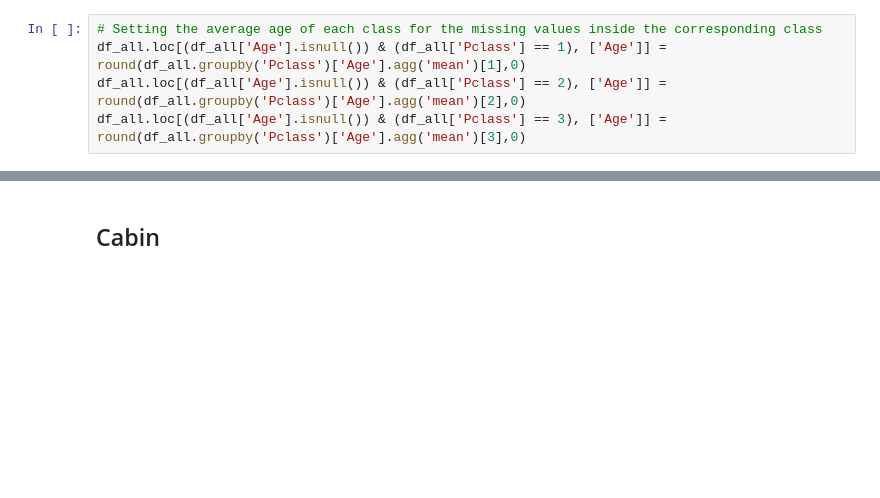
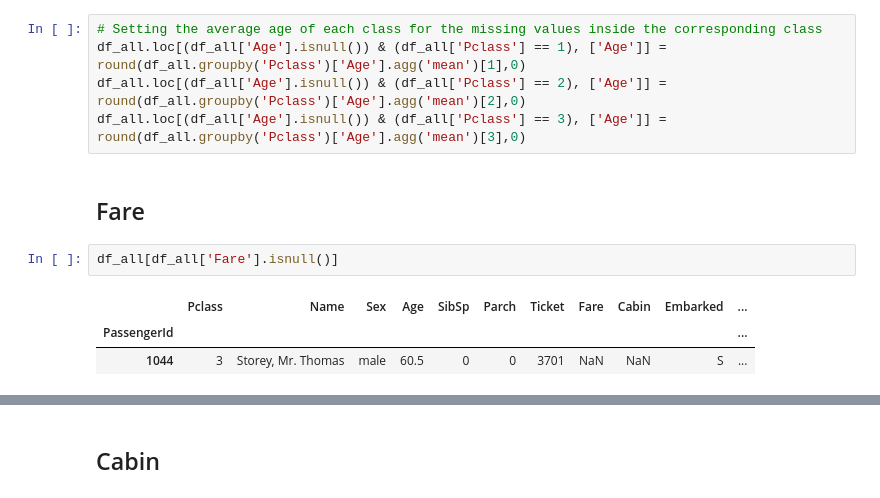
Before and after one commit to IIIskiplikIII/my-titanic-try, a Jupyter notebook: my-titanic-try.ipynb, the cells around one changed output, grey strips where cells are left out. Cells and saved outputs as stored; diff of their text form; blank space fills up the shorter version.

```diff
--- a/my-titanic-try.ipynb
+++ b/my-titanic-try.ipynb
@@ -115,3 +115,11 @@ We will use the average age of the corresponding class to fill the missing passe
 df_all.loc[(df_all['Age'].isnull()) & (df_all['Pclass'] == 1), ['Age']] = round(df_all.groupby('Pclass')['Age'].agg('mean')[1],0)
 df_all.loc[(df_all['Age'].isnull()) & (df_all['Pclass'] == 2), ['Age']] = round(df_all.groupby('Pclass')['Age'].agg('mean')[2],0)
 df_all.loc[(df_all['Age'].isnull()) & (df_all['Pclass'] == 3), ['Age']] = round(df_all.groupby('Pclass')['Age'].agg('mean')[3],0)
+# %% [markdown]
+## Fare
+# %%
+df_all[df_all['Fare'].isnull()]
+# %% [output]
+|  | Pclass | Name | Sex | Age | SibSp | Parch | Ticket | Fare | Cabin | Embarked | ... |
+| PassengerId |  |  |  |  |  |  |  |  |  |  | ... |
+| 1044 | 3 | Storey, Mr. Thomas | male | 60.5 | 0 | 0 | 3701 | NaN | NaN | S | ... |
```
Also changed, not shown: parts of 23 cells of this notebook.
